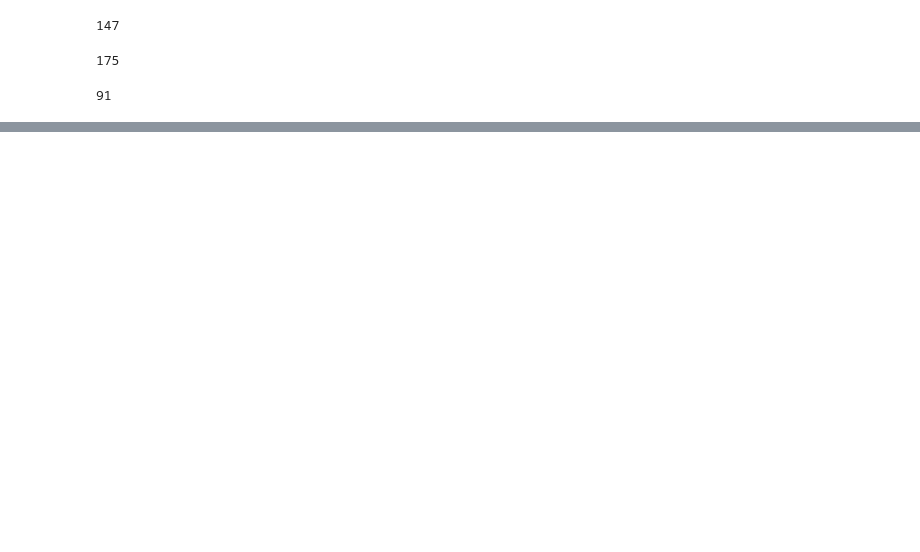
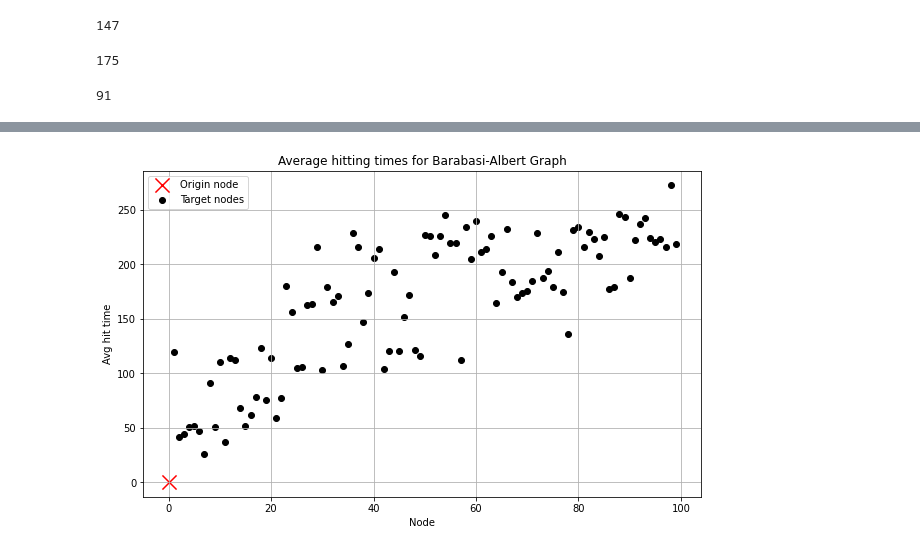
Before and after one commit to adamaj99pwr/Diffusion-processes, a Jupyter notebook: lab4/lab4.ipynb, the cells around one changed output, grey strips where cells are left out. Saved outputs shown, nothing was run; the diff lists cells and outputs as text; code cells hidden in the pictures; blank space fills up the shorter version.

```diff
--- a/lab4/lab4.ipynb
+++ b/lab4/lab4.ipynb
@@ -236,0 +257,2 @@ GraphRW(g2, 15, animate=True, filename='barabasi_albert')
+# %%
+g5 = nx.barabasi_albert_graph(100, 3)
@@ -236,0 +263,2 @@ GraphRW(g2, 15, animate=True, filename='barabasi_albert')
+# %%
+ba = avg_hit_times(g5, 0, 1000)
@@ -236,0 +289,12 @@ GraphRW(g2, 15, animate=True, filename='barabasi_albert')
+# %%
+plt.figure(figsize=(10, 6))
+plt.scatter(ba['node'][0], ba['avg_hit_time'][0], c='red', marker='x', s=200, label='Origin node')
+plt.scatter(ba['node'][1:], ba['avg_hit_time'][1:], c='black', label='Target nodes')
+plt.xlabel('Node')
+plt.ylabel('Avg hit time')
+plt.title('Average hitting times for Barabasi-Albert Graph')
+plt.grid()
+plt.legend()
+plt.show()
+# %% [output]
+[figure, added]
```
Also changed, not shown: parts of 18 cells of this notebook, 1 other file.
